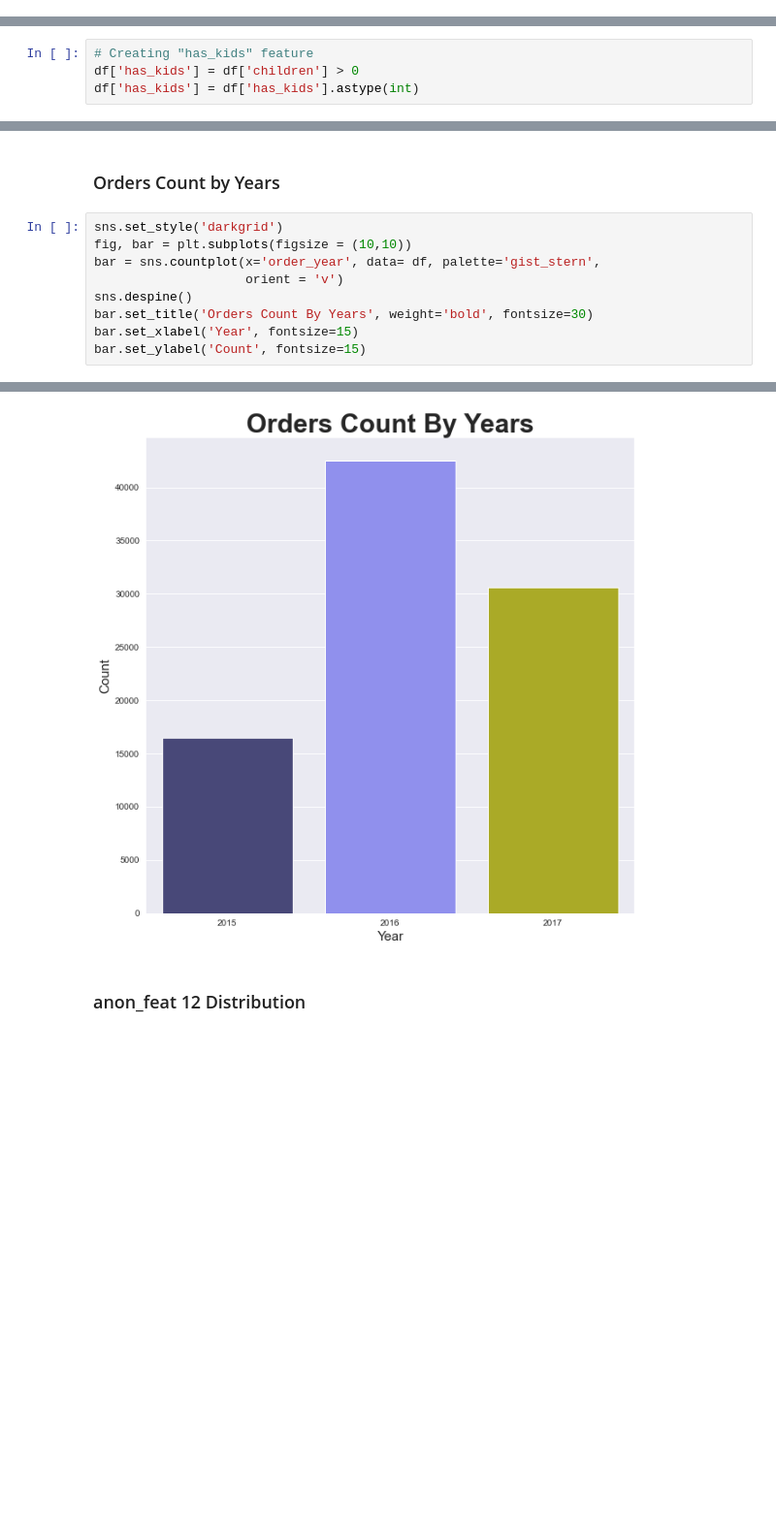
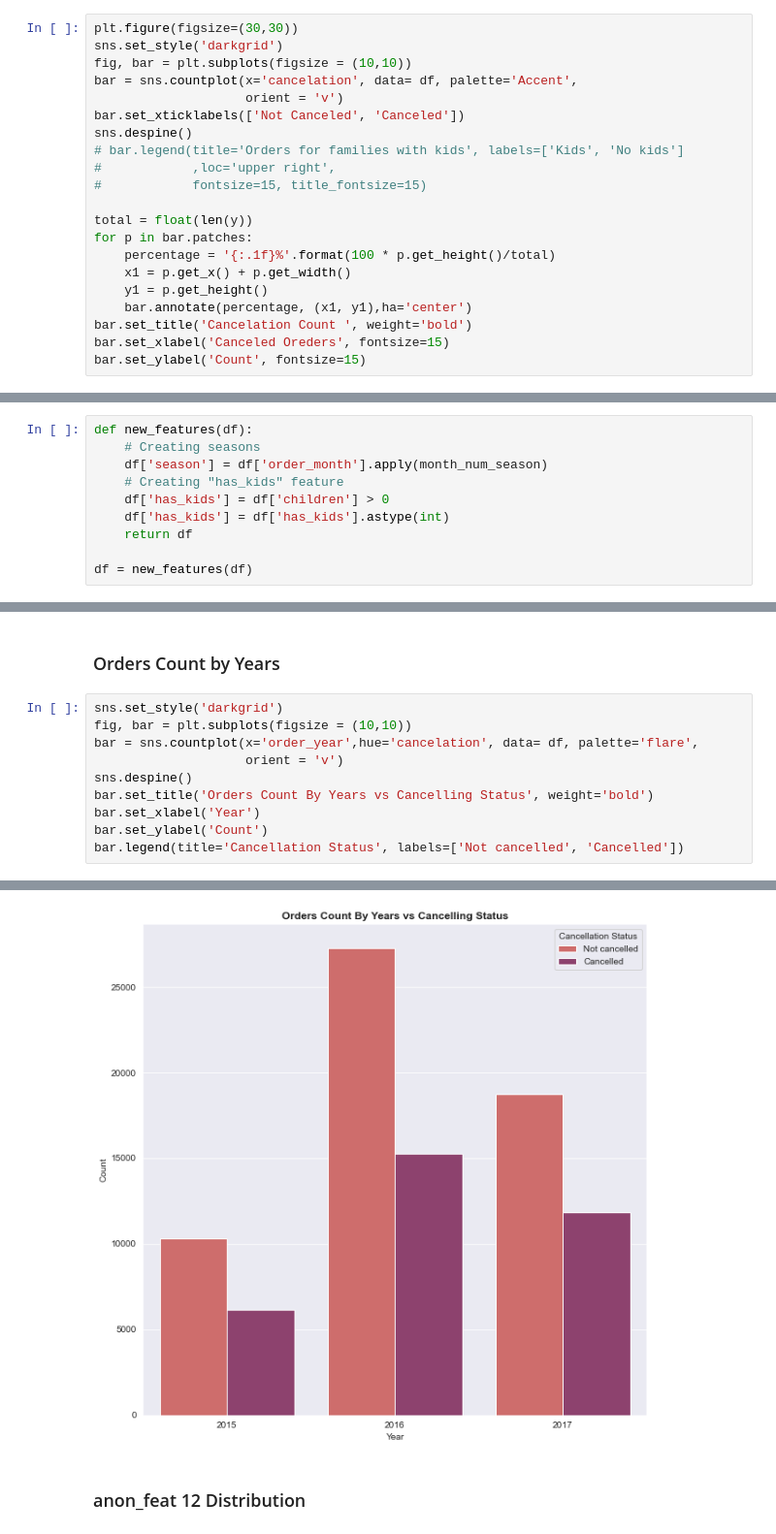
Before and after one commit to Guydada/Machine-Learning-Project---Guy-and-Tamar, a Jupyter notebook: Project.ipynb, the cells around one changed output, grey strips where cells are left out. Shown at 97% size. Saved outputs shown, nothing was run; the diff lists cells and outputs as text; blank space fills up the shorter version.

```diff
--- a/Project.ipynb
+++ b/Project.ipynb
@@ -178,0 +231,21 @@ of course we can discard order month and order week.
+# %%
+plt.figure(figsize=(30,30))
+sns.set_style('darkgrid')
+fig, bar = plt.subplots(figsize = (10,10))
+bar = sns.countplot(x='cancelation', data= df, palette='Accent',
+                    orient = 'v')
+bar.set_xticklabels(['Not Canceled', 'Canceled'])
+sns.despine()
+# bar.legend(title='Orders for families with kids', labels=['Kids', 'No kids']
+#            ,loc='upper right',
+#            fontsize=15, title_fontsize=15)
+
+total = float(len(y))
+for p in bar.patches:
+    percentage = '{:.1f}%'.format(100 * p.get_height()/total)
+    x1 = p.get_x() + p.get_width()
+    y1 = p.get_height()
+    bar.annotate(percentage, (x1, y1),ha='center')
+bar.set_title('Cancelation Count ', weight='bold')
+bar.set_xlabel('Canceled Oreders', fontsize=15)
+bar.set_ylabel('Count', fontsize=15)
@@ -199,4 +272,10 @@ df['season'] = df['order_month'].apply(month_num_season)
 # %%
-# Creating "has_kids" feature
-df['has_kids'] = df['children'] > 0
-df['has_kids'] = df['has_kids'].astype(int)
+def new_features(df):
+    # Creating seasons
+    df['season'] = df['order_month'].apply(month_num_season)
+    # Creating "has_kids" feature
+    df['has_kids'] = df['children'] > 0
+    df['has_kids'] = df['has_kids'].astype(int)
+    return df
+
+df = new_features(df)
@@ -244,10 +324,11 @@ Text(0, 0.5, '')
 # %%
 sns.set_style('darkgrid')
 fig, bar = plt.subplots(figsize = (10,10))
-bar = sns.countplot(x='order_year', data= df, palette='gist_stern',
+bar = sns.countplot(x='order_year',hue='cancelation', data= df, palette='flare',
                     orient = 'v')
 sns.despine()
-bar.set_title('Orders Count By Years', weight='bold', fontsize=30)
-bar.set_xlabel('Year', fontsize=15)
-bar.set_ylabel('Count', fontsize=15)
+bar.set_title('Orders Count By Years vs Cancelling Status', weight='bold')
+bar.set_xlabel('Year')
+bar.set_ylabel('Count')
+bar.legend(title='Cancellation Status', labels=['Not cancelled', 'Cancelled'])
 # %% [output]
@@ -255,4 +336,4 @@ Text(0, 0.5, 'Count')
-[figure, old version]
+[figure, new version]
 # %% [markdown]
 ### anon_feat 12 Distribution
 # %%
```
Also changed, not shown: parts of 101 cells of this notebook, 6 other files.
